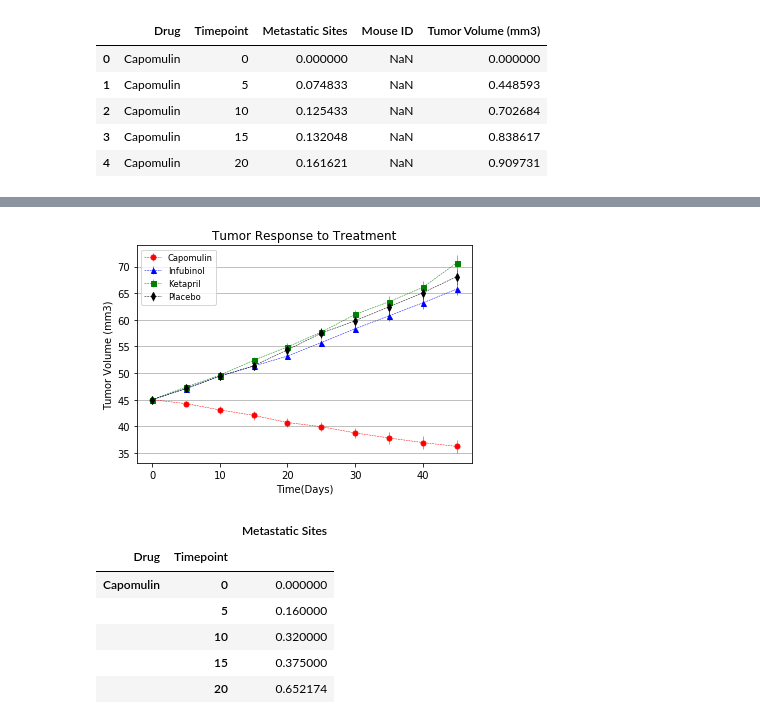
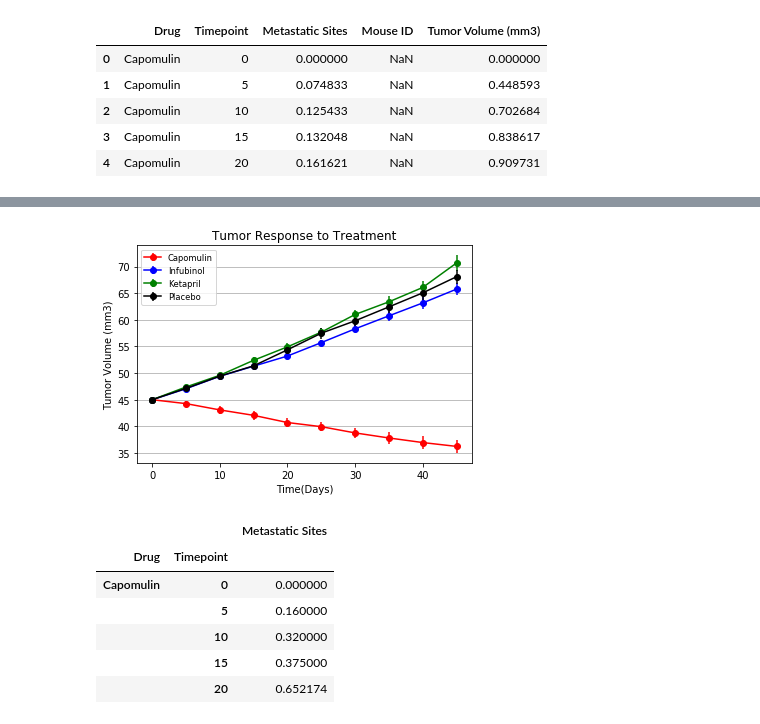
Before and after one commit to jmcbride5575/matplotlib-challenge, a Jupyter notebook: Matplotlib-challenge 1.ipynb, the cells around one changed output, grey strips where cells are left out. Saved outputs shown, nothing was run; the diff lists cells and outputs as text; code cells hidden in the pictures.

```diff
--- a/Matplotlib-challenge 1.ipynb
+++ b/Matplotlib-challenge 1.ipynb
@@ -87,24 +87,24 @@ tumor_mean_pivot.head()
 | 15 | 42.064317 | 50.094055 | 51.296397 | 52.399974 | 50.933018 | 51.359742 | 51.067318 | 41.495061 | 51.529409 | ... |
 | 20 | 40.716325 | 52.157049 | 53.197691 | 54.920935 | 53.644087 | 54.364417 | 53.346737 | 40.238325 | 54.067395 | ... |
 # %%
-# Generate the Plot (with Error Bars)
-plt.errorbar(tumor_mean_pivot.index,tumor_mean_pivot["Capomulin"], yerr=tumor_sem_pivot["Capomulin"], color="r", marker="o", markersize=5, linestyle="dashed", linewidth=0.50)
-plt.errorbar(tumor_mean_pivot.index,tumor_mean_pivot["Infubinol"], yerr=tumor_sem_pivot["Infubinol"], color="b", marker="^", markersize=5, linestyle="dashed", linewidth=0.50)
-plt.errorbar(tumor_mean_pivot.index,tumor_mean_pivot["Ketapril"], yerr=tumor_sem_pivot["Ketapril"], color="g", marker="s", markersize=5, linestyle="dashed", linewidth=0.50)
-plt.errorbar(tumor_mean_pivot.index,tumor_mean_pivot["Placebo"], yerr=tumor_sem_pivot["Placebo"], color="k", marker="d", markersize=5, linestyle="dashed", linewidth=0.50)
+# Generate the Plot
+plt.errorbar(tumor_mean_pivot.index,tumor_mean_pivot["Capomulin"], yerr=tumor_sem_pivot["Capomulin"], color="r", marker="o")
+plt.errorbar(tumor_mean_pivot.index,tumor_mean_pivot["Infubinol"], yerr=tumor_sem_pivot["Infubinol"], color="b", marker="o")
+plt.errorbar(tumor_mean_pivot.index,tumor_mean_pivot["Ketapril"], yerr=tumor_sem_pivot["Ketapril"], color="g", marker="o")
+plt.errorbar(tumor_mean_pivot.index,tumor_mean_pivot["Placebo"], yerr=tumor_sem_pivot["Placebo"], color="k", marker="o")
 
 # Save the Figure
 plt.ylabel("Tumor Volume (mm3)")
 plt.xlabel("Time(Days)")
 plt.title("Tumor Response to Treatment")
 plt.grid(axis='y')
-plt.legend(['Capomulin', 'Infubinol', 'Ketapril', 'Placebo'],loc="best", fontsize="small", fancybox=True)
+plt.legend(['Capomulin', 'Infubinol', 'Ketapril', 'Placebo'],loc="best", fontsize="small")
 
 # Save the Figure
 plt.savefig("Fig1.png")
 
 # Show the figure
 plt.show()
 # %% [output]
-[figure, old version]
+[figure, new version]
 # %%
```
Also changed, not shown: parts of 12 cells of this notebook, 5 other files.
